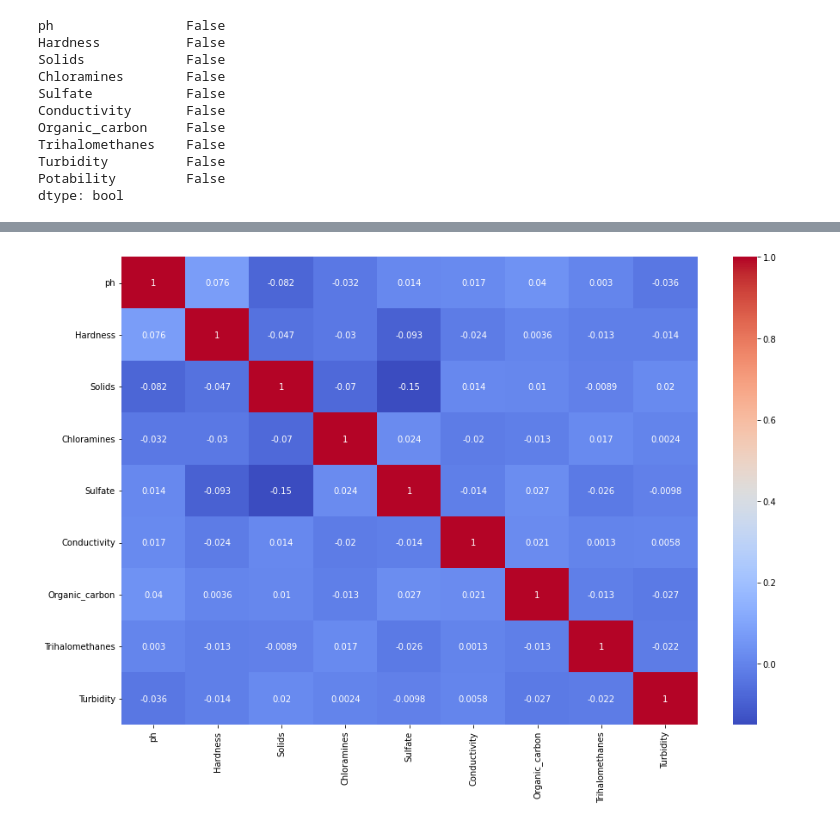
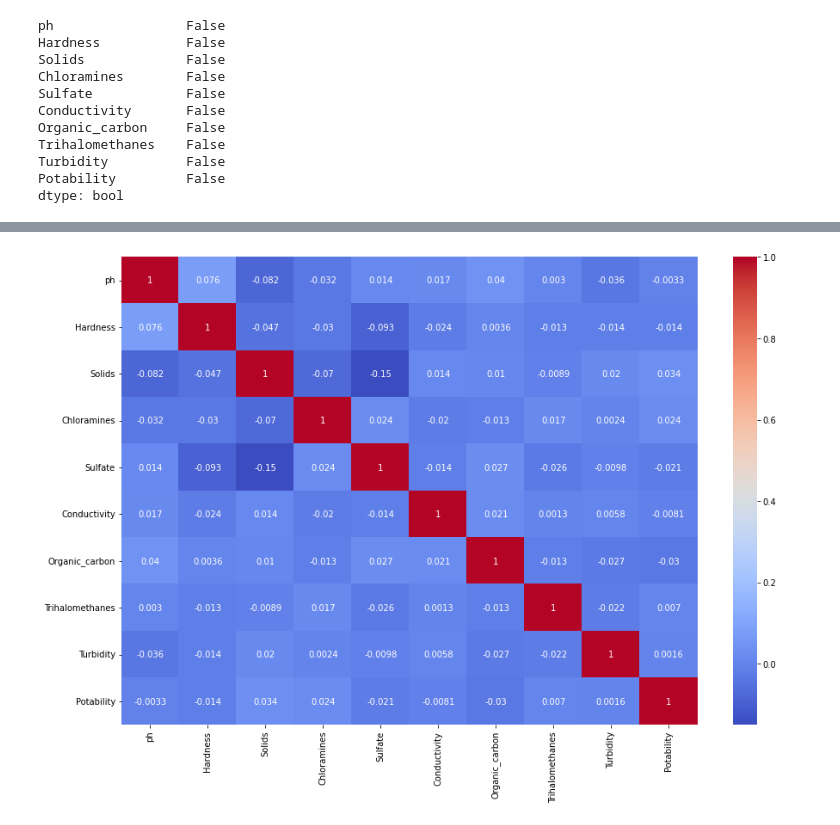
Before and after one commit to jvaug30/Water-Potability, a Jupyter notebook: Water_Potability.ipynb, the cells around one changed output, grey strips where cells are left out. Drawn from its saved outputs; the diff is of its cells as text; code cells hidden in the pictures.

```diff
--- a/Water_Potability.ipynb
+++ b/Water_Potability.ipynb
@@ -79,7 +79,12 @@ Sulfate            333.775777
 Trihalomethanes     66.396293
 dtype: float64
 # %%
-df[['ph', 'Sulfate', 'Trihalomethanes']] = df[['ph', 'Sulfate', 'Trihalomethanes']].fillna(df[['ph', 'Sulfate', 'Trihalomethanes']].mean())
+df[['ph',
+    'Sulfate',
+    'Trihalomethanes']] = df[['ph',
+                              'Sulfate',
+                              'Trihalomethanes']].fillna(df[['ph', 'Sulfate',
+                                                             'Trihalomethanes']].mean())
 # %%
 df.isna().any()
 # %% [output]
@@ -109,6 +140,6 @@ df.describe()
 # %%
-corr = df.drop(columns='Potability').corr()
+corr = df.corr()
 plt.figure(figsize=(15,10))
 sns.heatmap(corr, cmap='coolwarm', annot=True);
 # %% [output]
-[figure, old version]
+[figure, new version]
```
Also changed, not shown: parts of 8 cells of this notebook.
